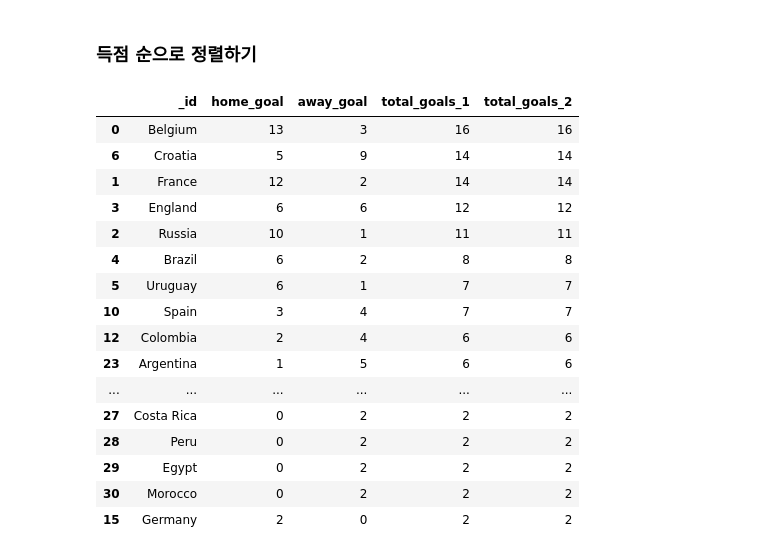
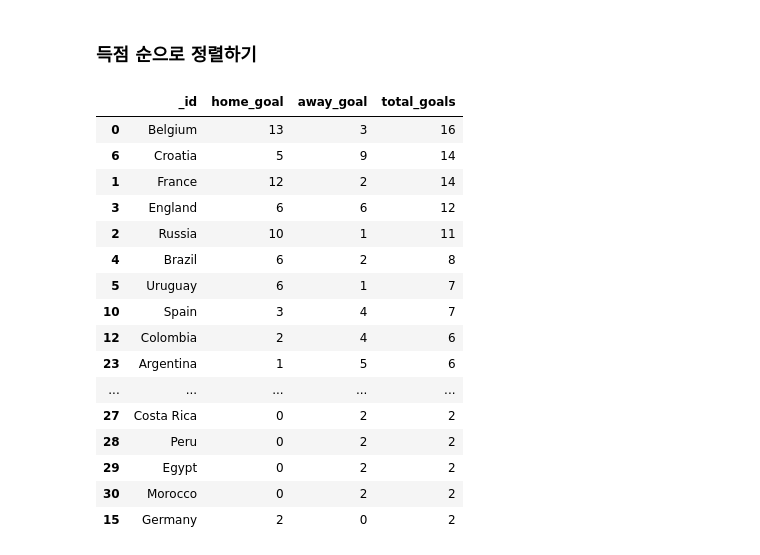
Before and after one commit to joyce04/python_database_class, a Jupyter notebook: 4. Python-MongoDB/3. Pandas로 MongoDB의 Data 처리하기.ipynb, the cells around one changed output. Drawn from its saved outputs; the diff is of its cells as text; code cells hidden in the pictures.

```diff
--- a/4. Python-MongoDB/3. Pandas로 MongoDB의 Data 처리하기.ipynb
+++ b/4. Python-MongoDB/3. Pandas로 MongoDB의 Data 처리하기.ipynb
@@ -8,9 +22,5 @@ murl = ''
 
 client = MongoClient(murl, 27017)
-# %%
-import mongo_conn
-
-client = mongo_conn.get_client()
 # %%
 football_database = client.Football
 # %%
@@ -211,6 +197,6 @@ total_goals.head()
 # %%
 # total_goal = home_goal + away_gaol
 
-total_goals['total_goals_1'] = total_goals.home_goal + total_goals.away_goal
+total_goals['total_goals'] = total_goals.home_goal + total_goals.away_goal
 total_goals.head()
 # %% [output]
@@ -220,9 +206,3 @@ total_goals.head()
 | 2 | Russia | 10 | 1 | 11 |
 | 3 | England | 6 | 6 | 12 |
 | 4 | Brazil | 6 | 2 | 8 |
-# %%
-# Apply 함수와 Lambda 이용
-# Apply 함수의 axis가 0인 경우 Column, 1인 경우 Row를 Iterate 하면서 Function을 수행
-
-total_goals['total_goals_2'] = total_goals.apply(lambda x: x.home_goal + x.away_goal, axis=1)
-total_goals.head()
@@ -238,23 +211,23 @@ total_goals.head()
 # %%
 # sort_values 함수는 DataFrame을 특정 Column의 값을 기준으로 정렬
 # ascending Option은 기본은 True(오름차순)이나 False로 지정시 내림차순으로 정렬
 
-total_goals.sort_values('total_goals_2', ascending=False)
+total_goals.sort_values('total_goals', ascending=False)
 # %% [output]
-|  | _id | home_goal | away_goal | total_goals_1 | total_goals_2 |
-| 0 | Belgium | 13 | 3 | 16 | 16 |
-| 6 | Croatia | 5 | 9 | 14 | 14 |
-| 1 | France | 12 | 2 | 14 | 14 |
-| 3 | England | 6 | 6 | 12 | 12 |
-| 2 | Russia | 10 | 1 | 11 | 11 |
-| 4 | Brazil | 6 | 2 | 8 | 8 |
-| 5 | Uruguay | 6 | 1 | 7 | 7 |
-| 10 | Spain | 3 | 4 | 7 | 7 |
-| 12 | Colombia | 2 | 4 | 6 | 6 |
-| 23 | Argentina | 1 | 5 | 6 | 6 |
-| ... | ... | ... | ... | ... | ... |
-| 27 | Costa Rica | 0 | 2 | 2 | 2 |
-| 28 | Peru | 0 | 2 | 2 | 2 |
-| 29 | Egypt | 0 | 2 | 2 | 2 |
-| 30 | Morocco | 0 | 2 | 2 | 2 |
-| 15 | Germany | 2 | 0 | 2 | 2 |
+|  | _id | home_goal | away_goal | total_goals |
+| 0 | Belgium | 13 | 3 | 16 |
+| 6 | Croatia | 5 | 9 | 14 |
+| 1 | France | 12 | 2 | 14 |
+| 3 | England | 6 | 6 | 12 |
+| 2 | Russia | 10 | 1 | 11 |
+| 4 | Brazil | 6 | 2 | 8 |
+| 5 | Uruguay | 6 | 1 | 7 |
+| 10 | Spain | 3 | 4 | 7 |
+| 12 | Colombia | 2 | 4 | 6 |
+| 23 | Argentina | 1 | 5 | 6 |
+| ... | ... | ... | ... | ... |
+| 27 | Costa Rica | 0 | 2 | 2 |
+| 28 | Peru | 0 | 2 | 2 |
+| 29 | Egypt | 0 | 2 | 2 |
+| 30 | Morocco | 0 | 2 | 2 |
+| 15 | Germany | 2 | 0 | 2 |
```
Also changed, not shown: parts of 14 cells of this notebook, 4 other files.
